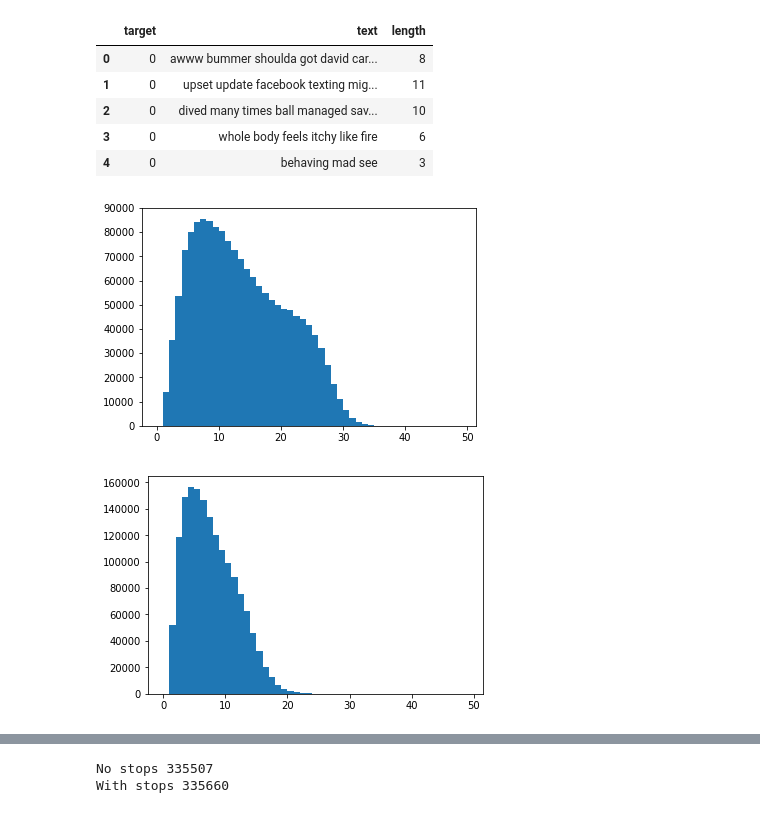
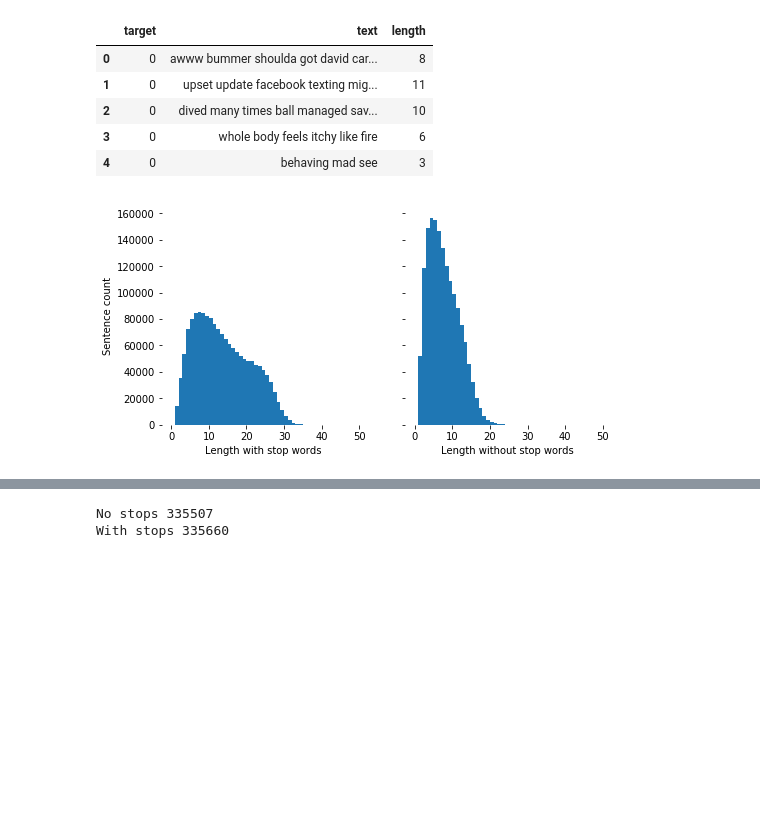
Before and after one commit to hietalajulius/word-2-vec-nlp, a Jupyter notebook: notebooks/word2vec_training.ipynb, the cells around one changed output, grey strips where cells are left out. Cells and saved outputs as stored; diff of their text form; code cells hidden in the pictures; blank space fills up the shorter version.

```diff
--- a/notebooks/word2vec_training.ipynb
+++ b/notebooks/word2vec_training.ipynb
@@ -183,13 +183,22 @@ df_no_stops.head()
 # %%
 import matplotlib.pyplot as plt
 import numpy as np
-# %%
-plt.hist(df_with_stops.length, bins=range(50))
-plt.show()
-plt.hist(df_no_stops.length, bins=range(50));
-# %% [output]
-[figure, removed]
-[figure, removed]
+# %%
+fig, (ax1, ax2) = plt.subplots(1,2,figsize=(8,4), sharey=True)
+
+ax1.set(ylabel='Sentence count')
+
+
+ax1.hist(df_with_stops.length, bins=range(50))
+ax1.set_xlabel("Length with stop words", fontsize = 10)
+ax1.set(frame_on=False)
+ax2.hist(df_no_stops.length, bins=range(50));
+ax2.set_xlabel("Length without stop words", fontsize = 10)
+ax2.set(frame_on=False)
+
+plt.show()
+# %% [output]
+[figure, added]
 # %%
 from collections import Counter
 from tqdm.auto import tqdm
```
Also changed, not shown: parts of 2 cells of this notebook, 38 other files.
